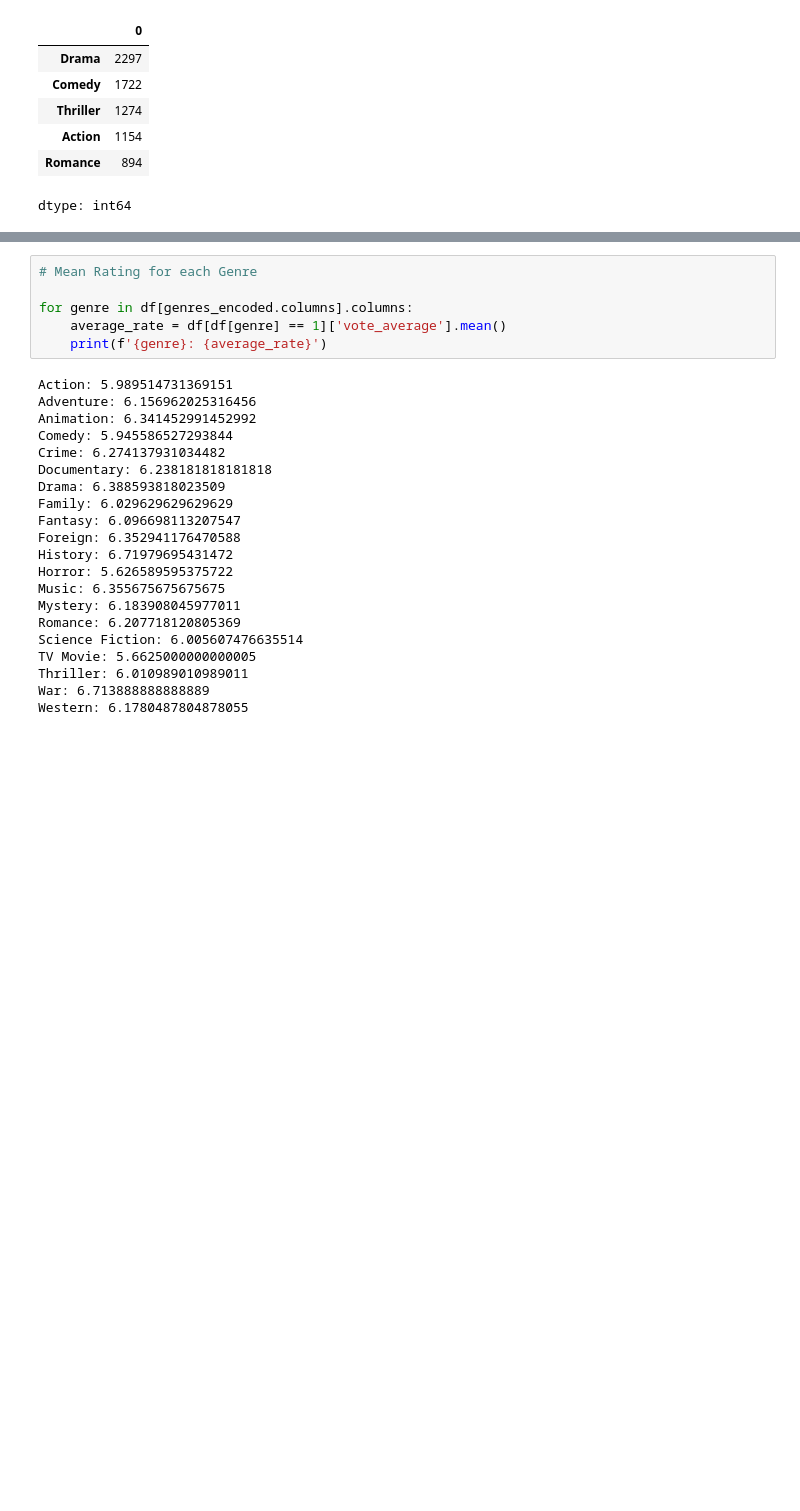
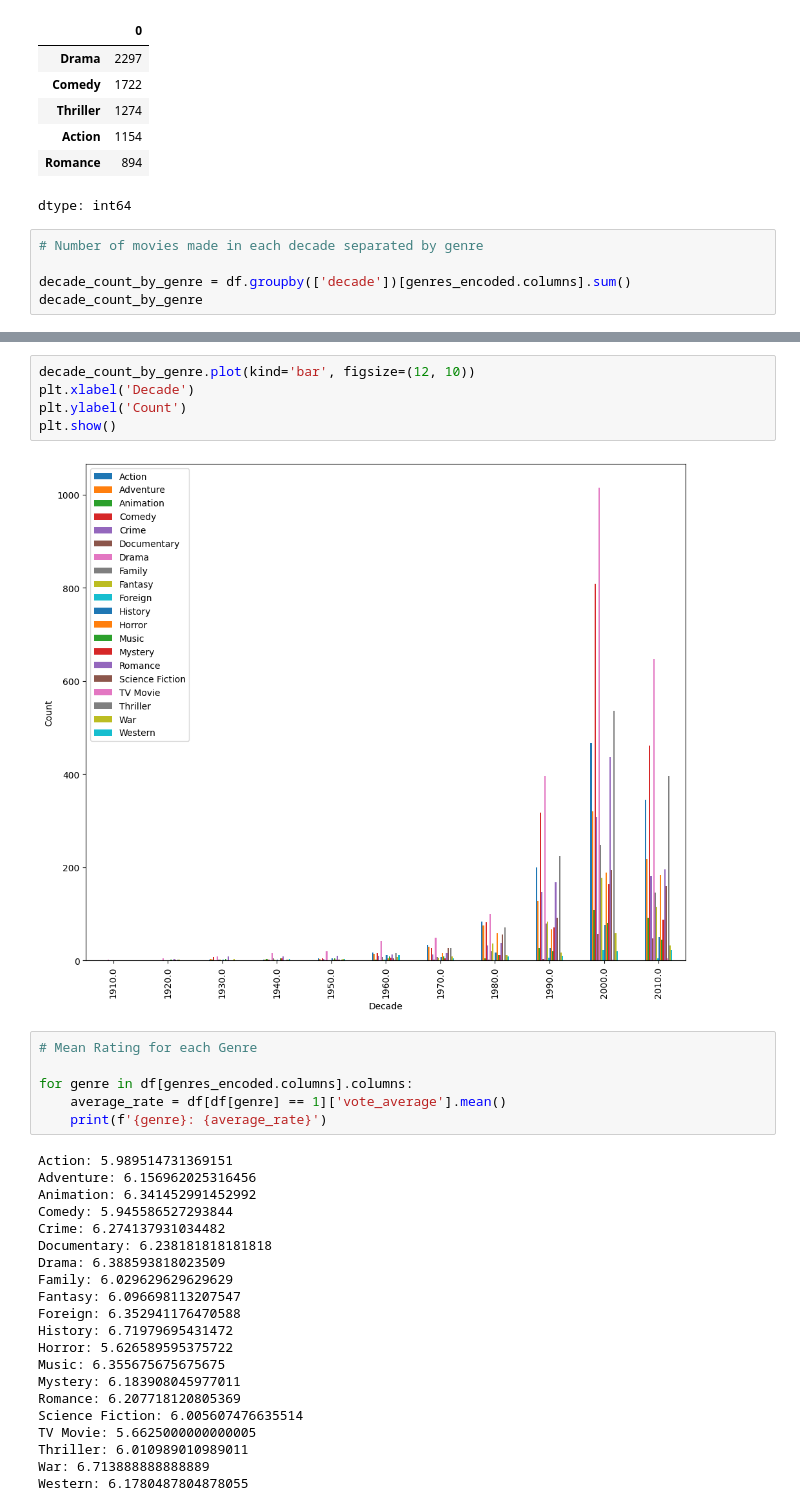
Before and after one commit to RafaelMBoeira/Data-Analysis-Studies, a Jupyter notebook: Python/Exercises/TMDB Movie Ratings/TMDB_Movie_Ratings_EDA_Practice.ipynb, the cells around one changed output, grey strips where cells are left out. Drawn from its saved outputs; the diff is of its cells as text; blank space fills up the shorter version.

```diff
--- a/Python/Exercises/TMDB Movie Ratings/TMDB_Movie_Ratings_EDA_Practice.ipynb
+++ b/Python/Exercises/TMDB Movie Ratings/TMDB_Movie_Ratings_EDA_Practice.ipynb
@@ -198,3 +208,8 @@ df[genres_encoded.columns].sum().sort_values(ascending=False).head(5)
 | Action | 1154 |
 | Romance | 894 |
 dtype: int64
+# %%
+# Number of movies made in each decade separated by genre
+
+decade_count_by_genre = df.groupby(['decade'])[genres_encoded.columns].sum()
+decade_count_by_genre
@@ -201,3 +230,10 @@ dtype: int64
+# %%
+decade_count_by_genre.plot(kind='bar', figsize=(12, 10))
+plt.xlabel('Decade')
+plt.ylabel('Count')
+plt.show()
+# %% [output]
+[figure, added]
 # %%
 # Mean Rating for each Genre
 
```
Also changed, not shown: parts of 4 cells of this notebook.
